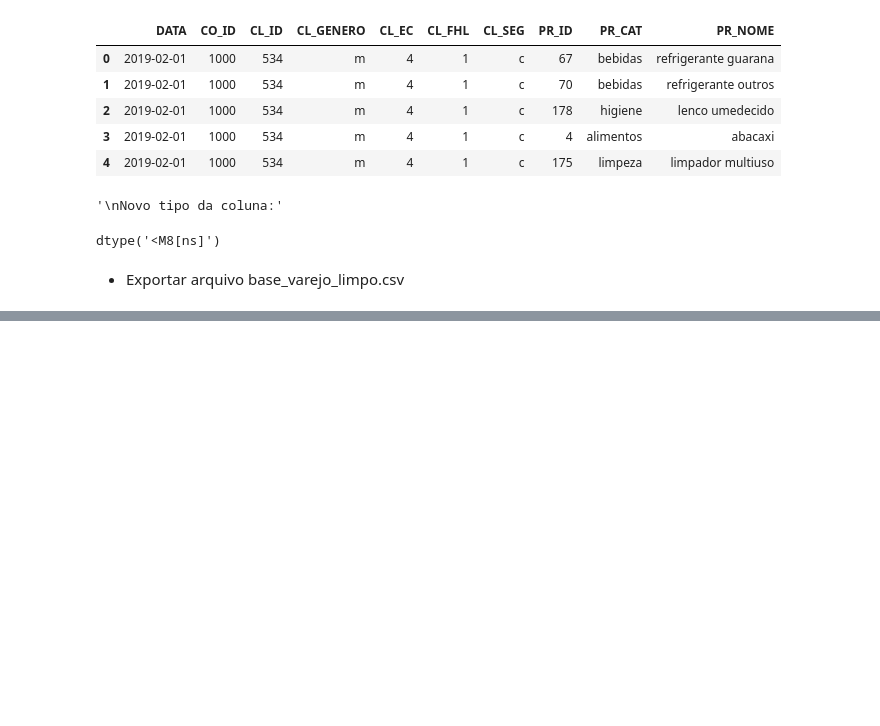
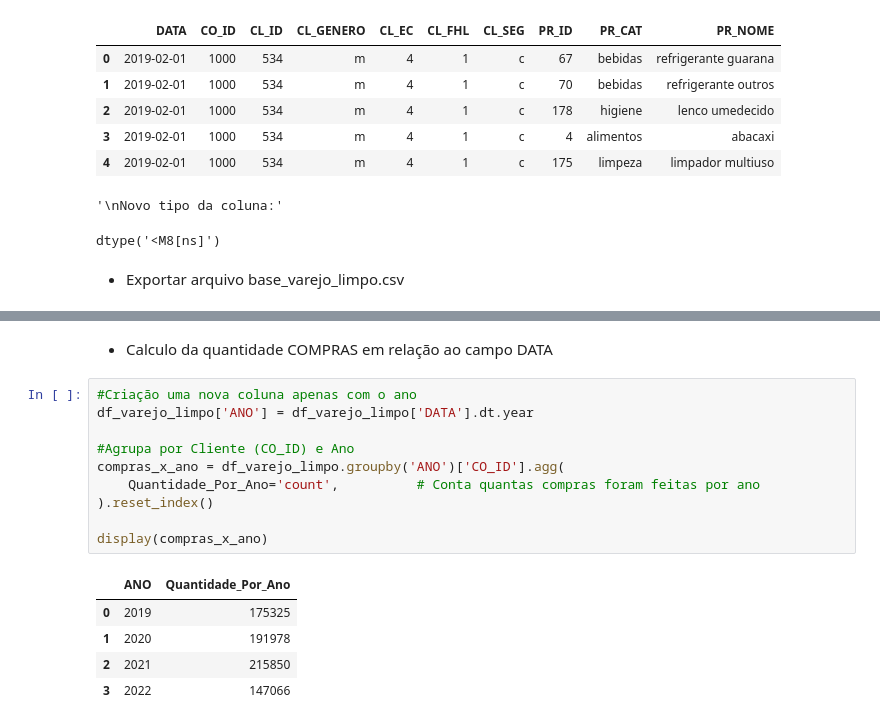
Before and after one commit to mmarkowsky/Miniprojeto_MaximilianoMarkowsky_T8, a Jupyter notebook: Modulo_1_Mini_Projeto_Avaliativo.ipynb, the cells around one changed output, grey strips where cells are left out. Cells and saved outputs as stored; diff of their text form; blank space fills up the shorter version.

```diff
--- a/Modulo_1_Mini_Projeto_Avaliativo.ipynb
+++ b/Modulo_1_Mini_Projeto_Avaliativo.ipynb
@@ -390,0 +548,18 @@ files.download('base_varejo_limpo_sprint2.csv')
+# %% [markdown]
+* Calculo da quantidade COMPRAS em relação ao campo DATA
+# %%
+#Criação uma nova coluna apenas com o ano
+df_varejo_limpo['ANO'] = df_varejo_limpo['DATA'].dt.year
+
+#Agrupa por Cliente (CO_ID) e Ano
+compras_x_ano = df_varejo_limpo.groupby('ANO')['CO_ID'].agg(
+    Quantidade_Por_Ano='count',          # Conta quantas compras foram feitas por ano
+).reset_index()
+
+display(compras_x_ano)
+# %% [output]
+|  | ANO | Quantidade_Por_Ano |
+| 0 | 2019 | 175325 |
+| 1 | 2020 | 191978 |
+| 2 | 2021 | 215850 |
+| 3 | 2022 | 147066 |
```
Also changed, not shown: parts of 24 cells of this notebook, 1 other file.
